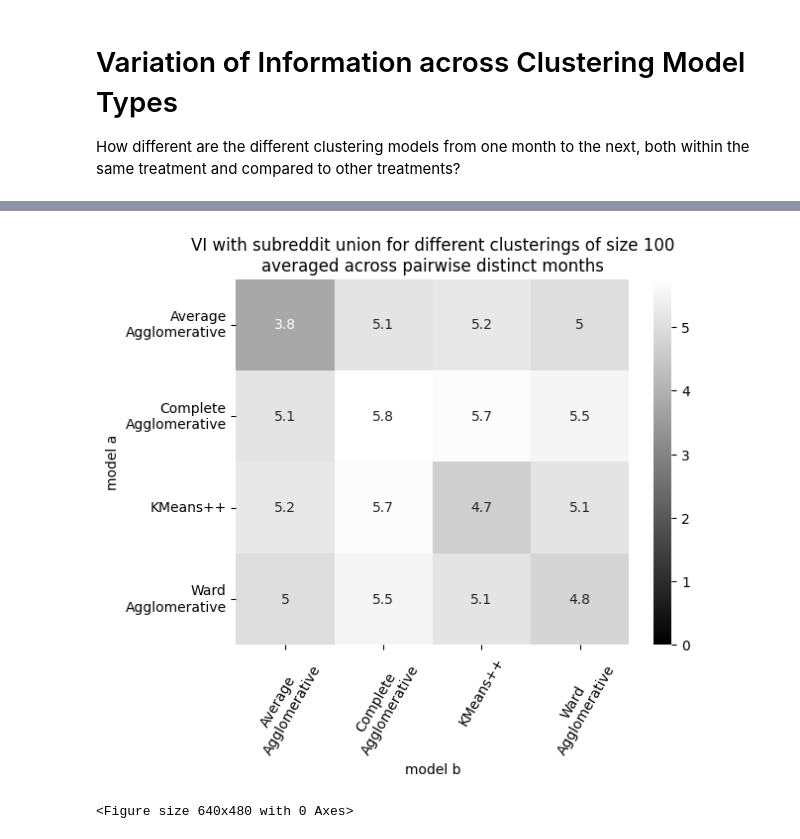
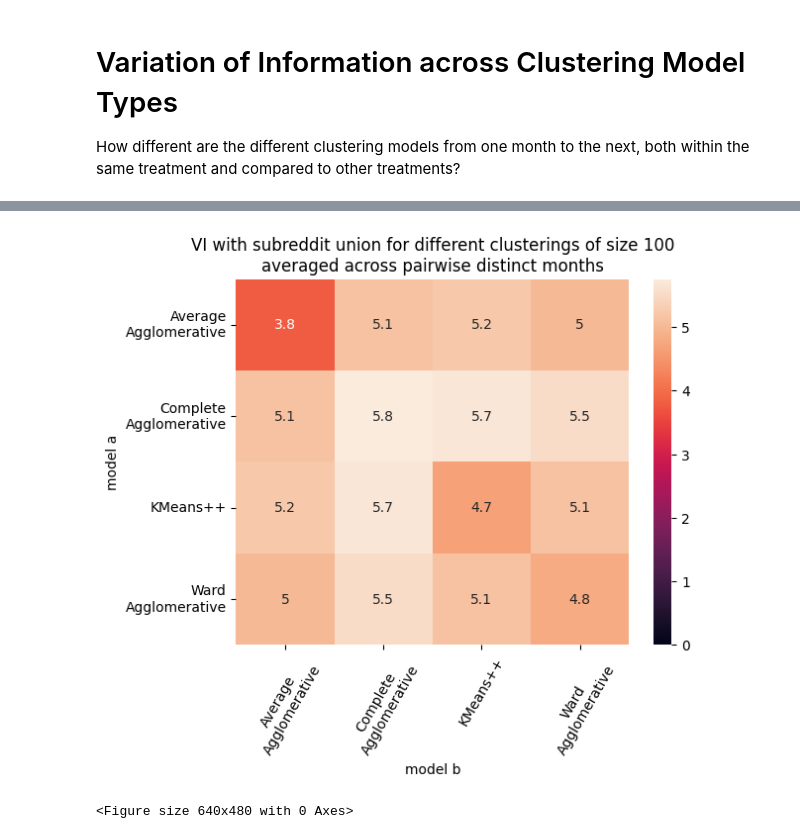
Before and after one commit to UMassCDS/IHOP-Reddit, a Jupyter notebook: notebooks/quantitative_comparison_kmeans_vs_agglomerative.ipynb, the cells around one changed output, grey strips where cells are left out. Drawn from its saved outputs; the diff is of its cells as text; code cells hidden in the pictures.

```diff
--- a/notebooks/quantitative_comparison_kmeans_vs_agglomerative.ipynb
+++ b/notebooks/quantitative_comparison_kmeans_vs_agglomerative.ipynb
@@ -10,8 +10,8 @@ import seaborn as sns
 from ihop.community2vec import GensimCommunity2Vec
 import ihop.clustering as ic
 
-#sns.set_palette("Dark2")
-sns.set_palette("gist_gray_r")
+sns.set_palette("Dark2")
+#sns.set_palette("gist_gray_r")
 # %%
 DATA_ROOT = Path("../data")
 C2V_ROOT = DATA_ROOT / "community2vec"
@@ -77,9 +77,11 @@ for nc in N_CLUSTERS:
             # Cluster size mean is just for sanity check, it should alwasy be fixed by N_CLUSTERS
             cluster_size_counts = list(Counter(curr_model.clusters).values())
             mean = np.mean(cluster_size_counts)
+            max_cluster_size = np.max(cluster_size_counts)
             std_dev = np.std(cluster_size_counts)
             metrics["cluster_size_mean"] = mean
             metrics["Standard Deviation of Cluster Size"] = std_dev
+            metrics["Size of Largest Cluster"] = max_cluster_size
             metrics["month"] = month
             metrics["experiment_label"] = pprint_label
             metrics["n_clusters"] = nc
@@ -268,22 +285,22 @@ display(vi_comparison_df)
 # %%
 voi_col = "union_uniform_probability_variation_of_information"
 vmin=0
 
 # Tweak so labels fit better in plot
 vi_comparison_df["model a"] = vi_comparison_df["model a"].replace(" ", "\n")
 vi_comparison_df["model b"] = vi_comparison_df["model b"].replace(" ", "\n")
 
 vmax= vi_comparison_df[voi_col].max()
 vi_averages = vi_comparison_df.pivot_table(index="model a", columns="model b", values= voi_col)
 #std_dev_labels = vi_comparison_df.pivot_table(index="model a", columns="model b", values= voi_col, aggfunc='std')
-ax = sns.heatmap(vi_averages, vmin=vmin, cmap="gray", annot=True)
+ax = sns.heatmap(vi_averages, vmin=vmin,annot=True)
 
 ax.set(title="VI with subreddit union for different clusterings of size 100\naveraged across pairwise distinct months")
 plt.xticks(rotation=60)
 plt.savefig(VIZ_PATH /"inter_treatment_inter_month_vi.png", bbox_inches="tight")
 plt.show()
 
 plt.clf()
 # %% [output]
-[figure, old version]
+[figure, new version]
 <Figure size 640x480 with 0 Axes>
```
Also changed, not shown: parts of 7 cells of this notebook, 2 other files.
